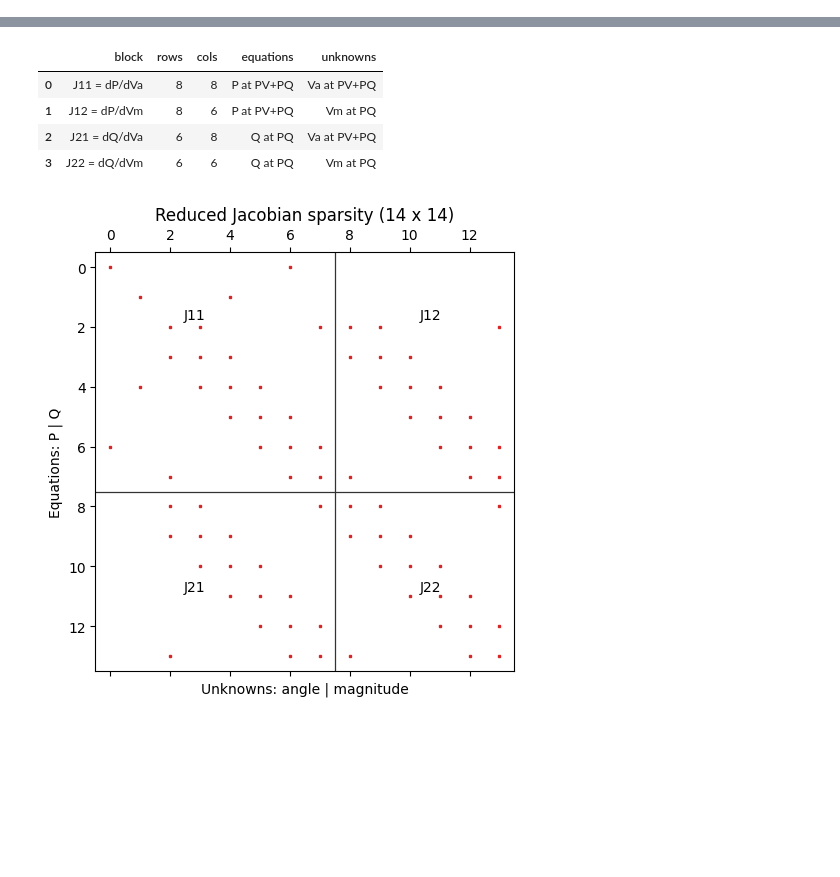
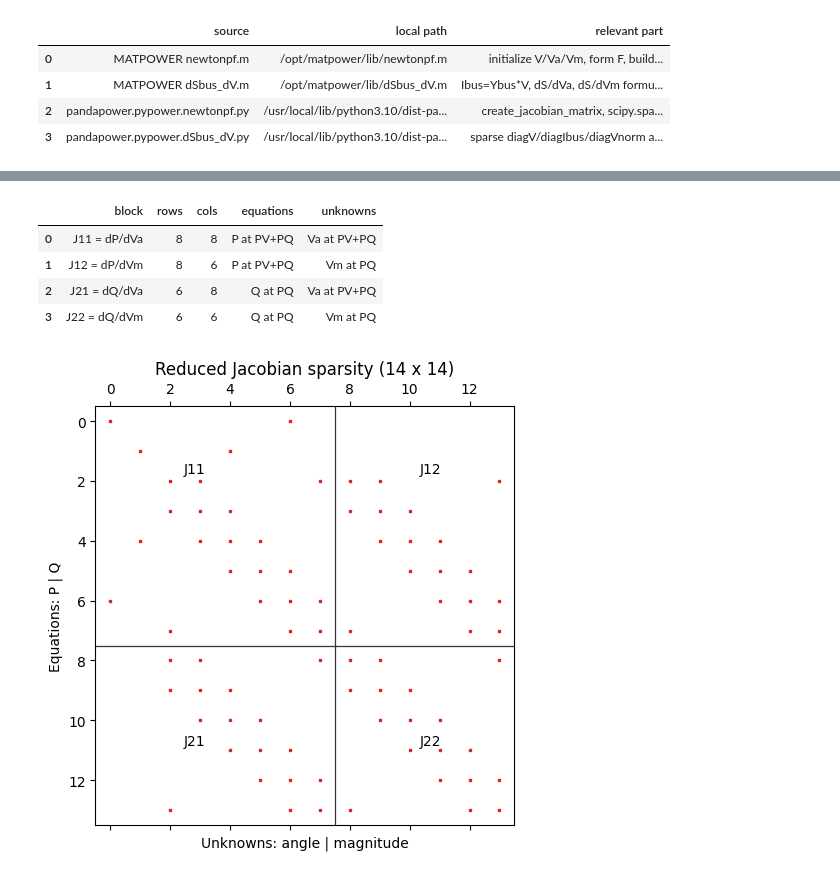
Before and after one commit to qubeenyoung/gpu-powerflow, a Jupyter notebook: python/tutorial/02_newton_raphson_and_jacobian.ipynb, the cells around one changed output, grey strips where cells are left out. Saved outputs shown, nothing was run; the diff lists cells and outputs as text; code cells hidden in the pictures; blank space fills up the shorter version.

```diff
--- a/python/tutorial/02_newton_raphson_and_jacobian.ipynb
+++ b/python/tutorial/02_newton_raphson_and_jacobian.ipynb
@@ -41,0 +37,30 @@ pd.set_option('display.max_colwidth', 120)
+# %%
+source_refs = pd.DataFrame([
+    {
+        'source': 'MATPOWER newtonpf.m',
+        'local path': '/opt/matpower/lib/newtonpf.m',
+        'relevant part': 'initialize V/Va/Vm, form F, build J blocks, solve dx, update Va/Vm',
+    },
+    {
+        'source': 'MATPOWER dSbus_dV.m',
+        'local path': '/opt/matpower/lib/dSbus_dV.m',
+        'relevant part': 'Ibus=Ybus*V, dS/dVa, dS/dVm formula in polar coordinates',
+    },
+    {
+        'source': 'pandapower.pypower.newtonpf.py',
+        'local path': inspect.getfile(__import__('pandapower.pypower.newtonpf', fromlist=['*'])),
+        'relevant part': 'create_jacobian_matrix, scipy.sparse.linalg.spsolve, Va/Vm update',
+    },
+    {
+        'source': 'pandapower.pypower.dSbus_dV.py',
+        'local path': inspect.getfile(__import__('pandapower.pypower.dSbus_dV', fromlist=['*'])),
+        'relevant part': 'sparse diagV/diagIbus/diagVnorm and derivative matrices',
+    },
+])
+display(source_refs)
+# %% [output]
+|  | source | local path | relevant part |
+| 0 | MATPOWER newtonpf.m | /opt/matpower/lib/newtonpf.m | initialize V/Va/Vm, form F, build... |
+| 1 | MATPOWER dSbus_dV.m | /opt/matpower/lib/dSbus_dV.m | Ibus=Ybus*V, dS/dVa, dS/dVm formu... |
+| 2 | pandapower.pypower.newtonpf.py | /usr/local/lib/python3.10/dist-pa... | create_jacobian_matrix, scipy.spa... |
+| 3 | pandapower.pypower.dSbus_dV.py | /usr/local/lib/python3.10/dist-pa... | sparse diagV/diagIbus/diagVnorm a... |
```
Also changed, not shown: parts of 15 cells of this notebook.
